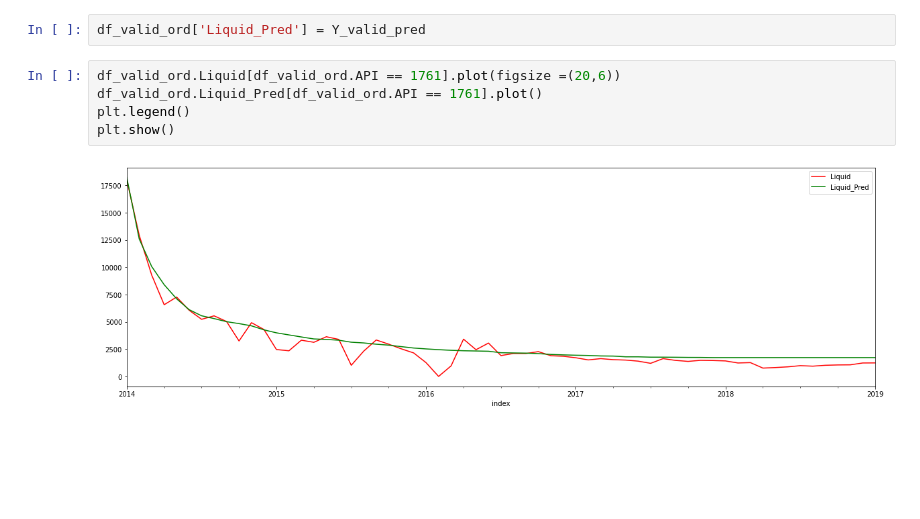
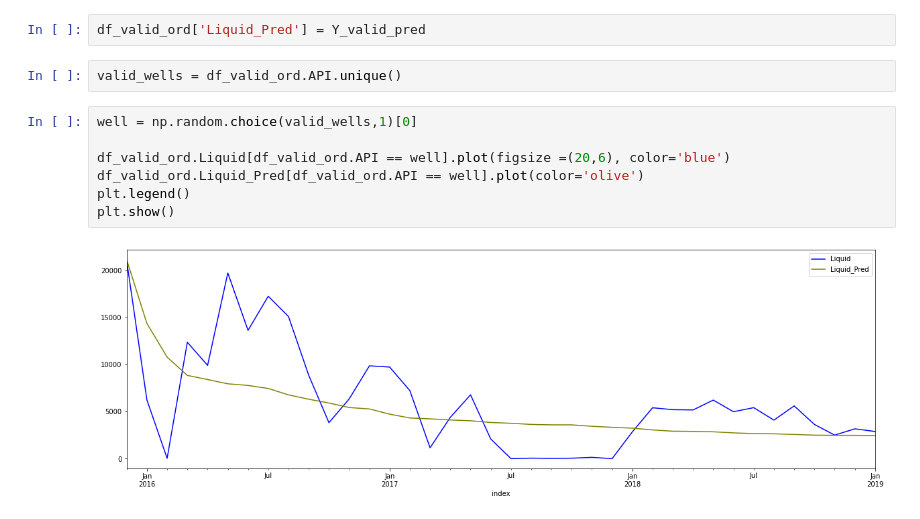
Before and after one commit to Dnbg1982/Oil-Gas-Projects, a Jupyter notebook: Reservoir Engineering/Notebooks/Oil_produc_forecasting.ipynb, the cells around one changed output. Cells and saved outputs as stored; diff of their text form; blank space fills up the shorter version.

```diff
--- a/Reservoir Engineering/Notebooks/Oil_produc_forecasting.ipynb
+++ b/Reservoir Engineering/Notebooks/Oil_produc_forecasting.ipynb
@@ -731,10 +731,14 @@ pd.DataFrame(xgb_reg.feature_importances_, index=xgb_reg.feature_names_in_, colu
 Y_valid_pred = xgb_reg.predict(X_valid_ord)
 # %%
 df_valid_ord['Liquid_Pred'] = Y_valid_pred
+# %%
+valid_wells = df_valid_ord.API.unique()
 # %%
-df_valid_ord.Liquid[df_valid_ord.API == 1761].plot(figsize =(20,6))
-df_valid_ord.Liquid_Pred[df_valid_ord.API == 1761].plot()
+well = np.random.choice(valid_wells,1)[0]
+
+df_valid_ord.Liquid[df_valid_ord.API == well].plot(figsize =(20,6), color='blue')
+df_valid_ord.Liquid_Pred[df_valid_ord.API == well].plot(color='olive')
 plt.legend()
 plt.show()
 # %% [output]
-[figure, old version]
+[figure, new version]
```
Also changed, not shown: parts of 18 cells of this notebook.
